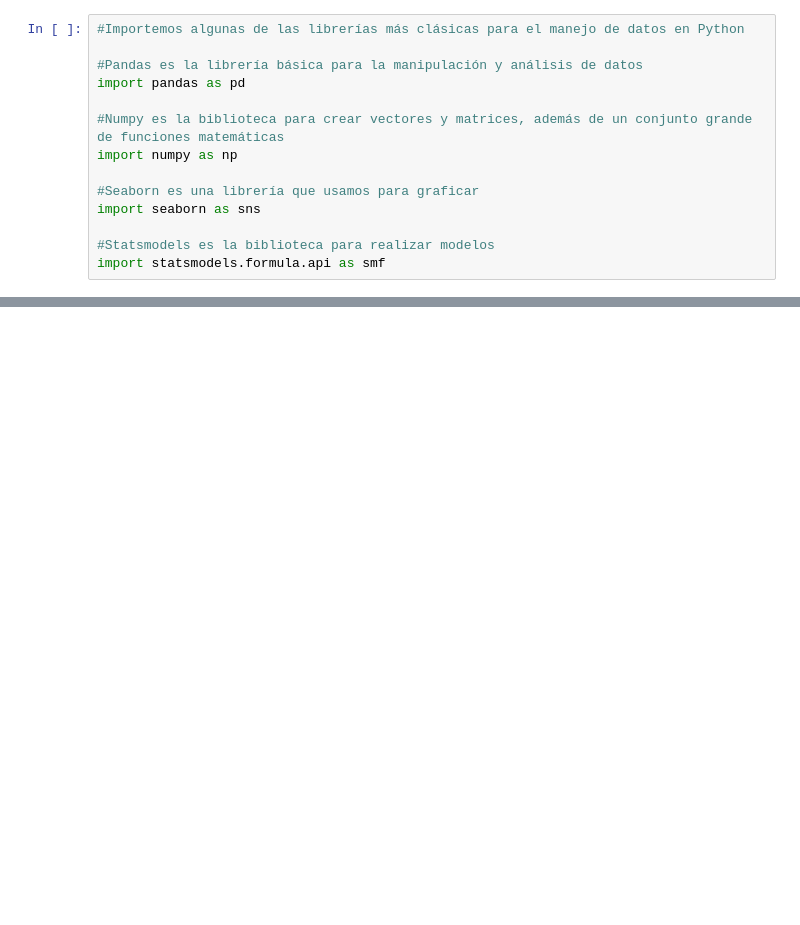
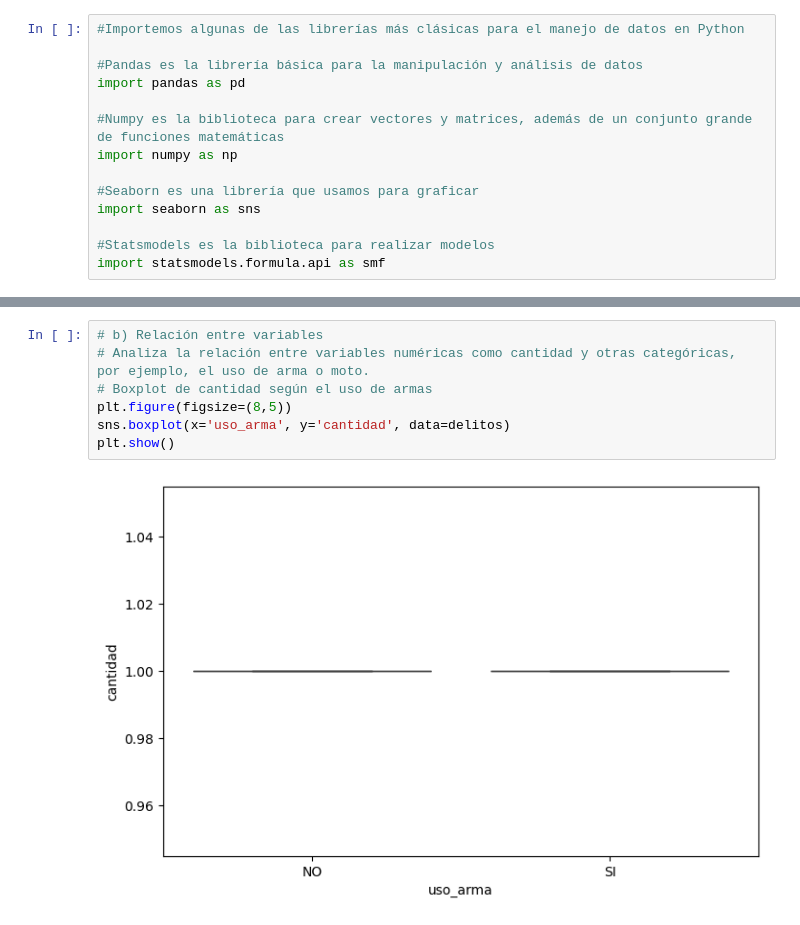
Before and after one commit to Soledad1988/Data-Analysis, a Jupyter notebook: Analisis_Delitos.ipynb, the cells around one changed output, grey strips where cells are left out. Drawn from its saved outputs; the diff is of its cells as text; blank space fills up the shorter version.

```diff
--- a/Analisis_Delitos.ipynb
+++ b/Analisis_Delitos.ipynb
@@ -54,0 +111,9 @@ delitos.tail()
+# %%
+# b) Relación entre variables
+# Analiza la relación entre variables numéricas como cantidad y otras categóricas, por ejemplo, el uso de arma o moto.
+# Boxplot de cantidad según el uso de armas
+plt.figure(figsize=(8,5))
+sns.boxplot(x='uso_arma', y='cantidad', data=delitos)
+plt.show()
+# %% [output]
+[figure, added]
```
Also changed, not shown: parts of 28 cells of this notebook.
